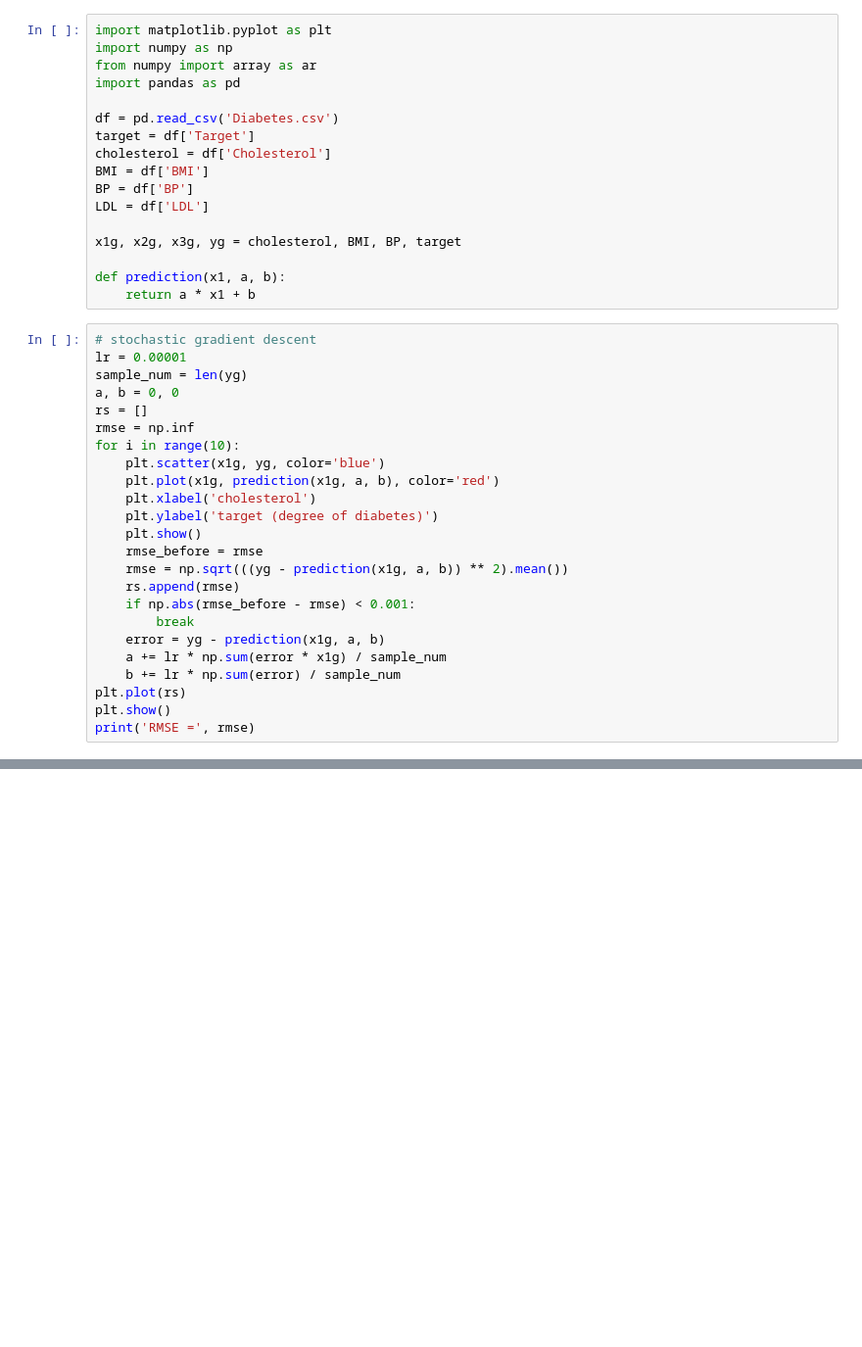
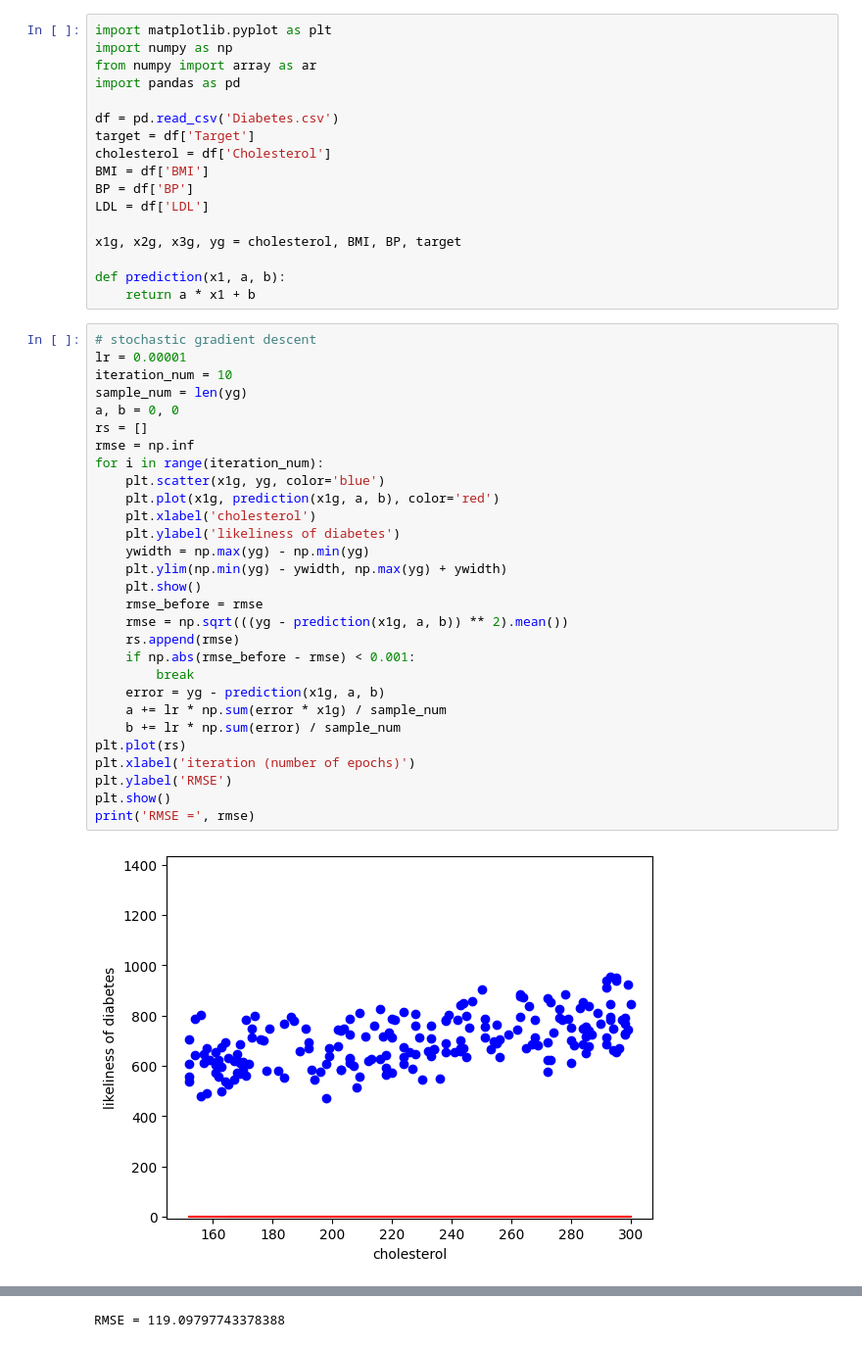
Before and after one commit to tarotez/applied_statistics, a Jupyter notebook: gradient_descent_diabetes.ipynb, the cells around one changed output, grey strips where cells are left out. Shown at 98% size. Saved outputs shown, nothing was run; the diff lists cells and outputs as text; blank space fills up the shorter version.

Commit message:
fixed y-range

```diff
--- a/gradient_descent_diabetes.ipynb
+++ b/gradient_descent_diabetes.ipynb
@@ -20,24 +20,31 @@ def prediction(x1, a, b):
 # %%
 # stochastic gradient descent
 lr = 0.00001
+iteration_num = 10
 sample_num = len(yg)
 a, b = 0, 0
 rs = []
 rmse = np.inf
-for i in range(10):
+for i in range(iteration_num):
     plt.scatter(x1g, yg, color='blue')
     plt.plot(x1g, prediction(x1g, a, b), color='red')
     plt.xlabel('cholesterol')
-    plt.ylabel('target (degree of diabetes)')
+    plt.ylabel('likeliness of diabetes')
+    ywidth = np.max(yg) - np.min(yg)
+    plt.ylim(np.min(yg) - ywidth, np.max(yg) + ywidth)
     plt.show()
     rmse_before = rmse
     rmse = np.sqrt(((yg - prediction(x1g, a, b)) ** 2).mean())
     rs.append(rmse)
     if np.abs(rmse_before - rmse) < 0.001:
         break
     error = yg - prediction(x1g, a, b)
     a += lr * np.sum(error * x1g) / sample_num
     b += lr * np.sum(error) / sample_num
 plt.plot(rs)
+plt.xlabel('iteration (number of epochs)')
+plt.ylabel('RMSE')
 plt.show()
 print('RMSE =', rmse)
+# %% [output]
+[figure, added]
@@ -43,0 +61 @@ print('RMSE =', rmse)
+RMSE = 119.09797743378388
```
Also changed, not shown: parts of 1 cell of this notebook.
